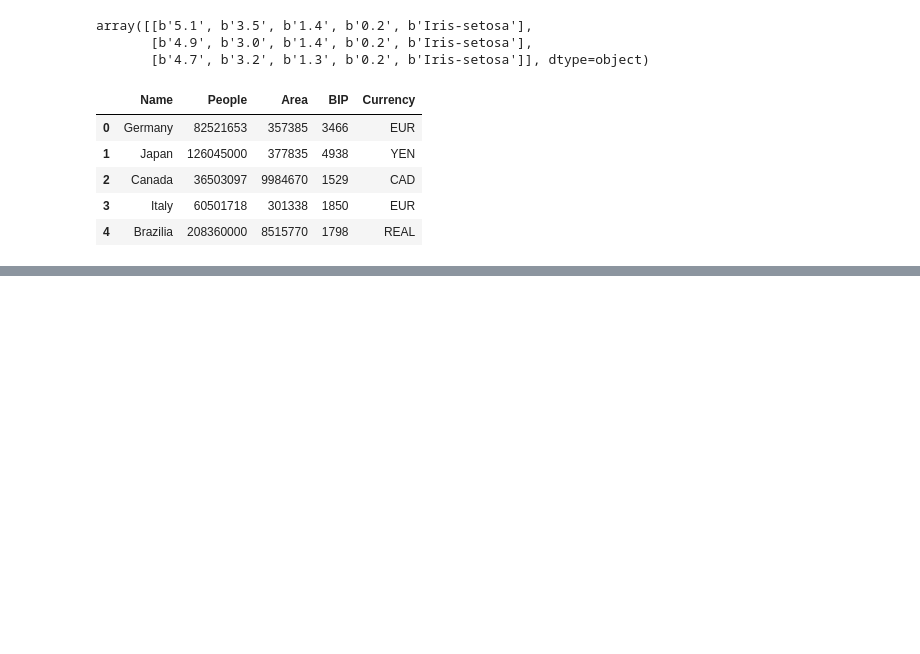
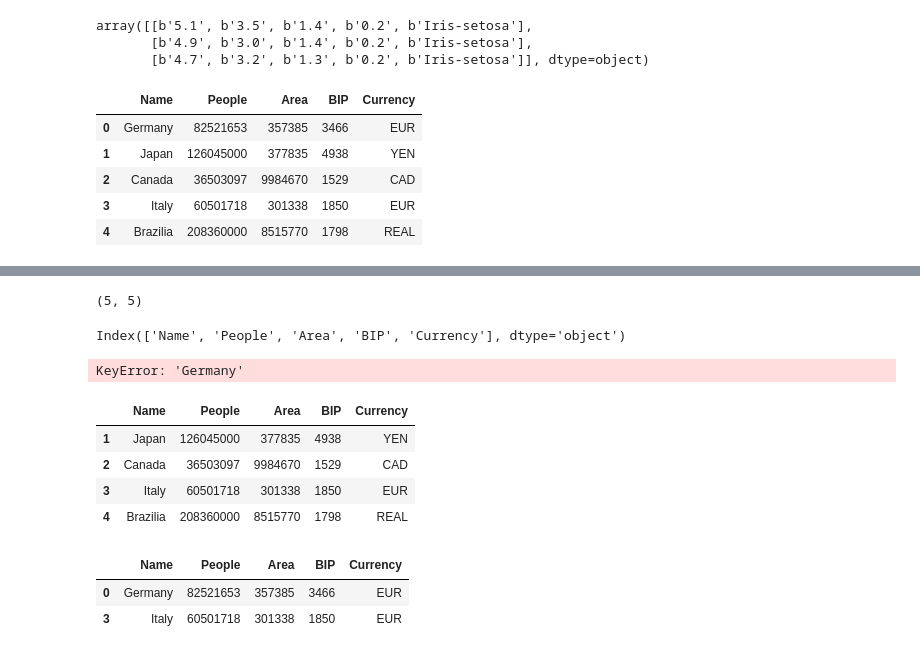
Before and after one commit to lieskpat/jupyter_notebook, a Jupyter notebook: lieske.ipynb, the cells around one changed output, grey strips where cells are left out. Saved outputs shown, nothing was run; the diff lists cells and outputs as text; code cells hidden in the pictures; blank space fills up the shorter version.

```diff
--- a/lieske.ipynb
+++ b/lieske.ipynb
@@ -223,0 +236,26 @@ df
+# %%
+df.shape
+# %% [output]
+(5, 5)
+# %%
+df.columns
+# %% [output]
+Index(['Name', 'People', 'Area', 'BIP', 'Currency'], dtype='object')
+# %%
+df.loc["Germany"]
+# %% [output]
+KeyError: 'Germany'
+# %%
+df.tail(4)
+# %% [output]
+|  | Name | People | Area | BIP | Currency |
+| 1 | Japan | 126045000 | 377835 | 4938 | YEN |
+| 2 | Canada | 36503097 | 9984670 | 1529 | CAD |
+| 3 | Italy | 60501718 | 301338 | 1850 | EUR |
+| 4 | Brazilia | 208360000 | 8515770 | 1798 | REAL |
+# %%
+df.query('Currency == "EUR"')
+# %% [output]
+|  | Name | People | Area | BIP | Currency |
+| 0 | Germany | 82521653 | 357385 | 3466 | EUR |
+| 3 | Italy | 60501718 | 301338 | 1850 | EUR |
```
Also changed, not shown: parts of 8 cells of this notebook.
